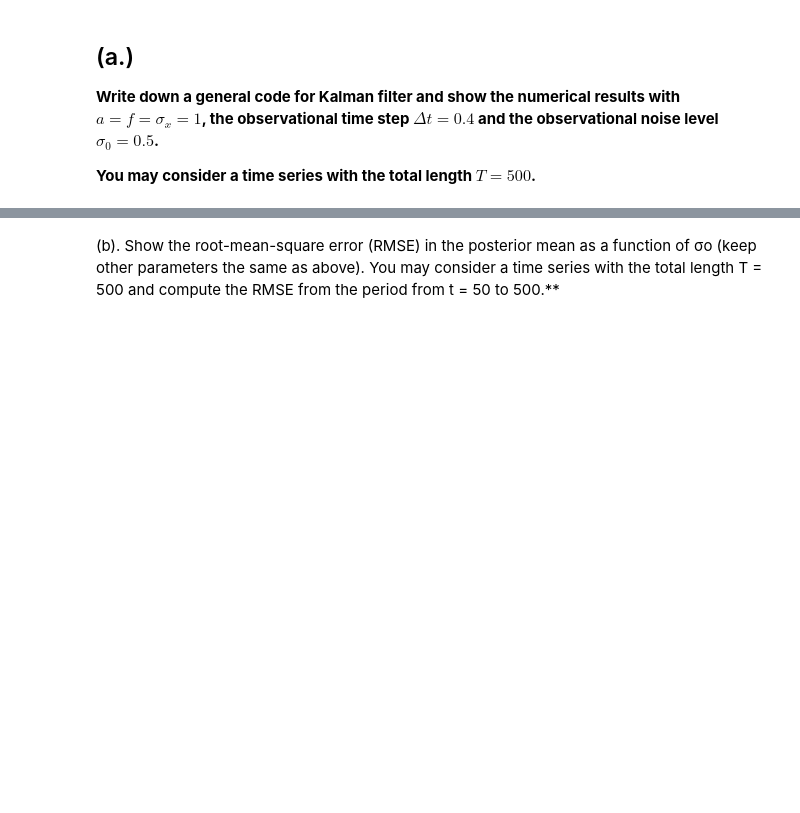
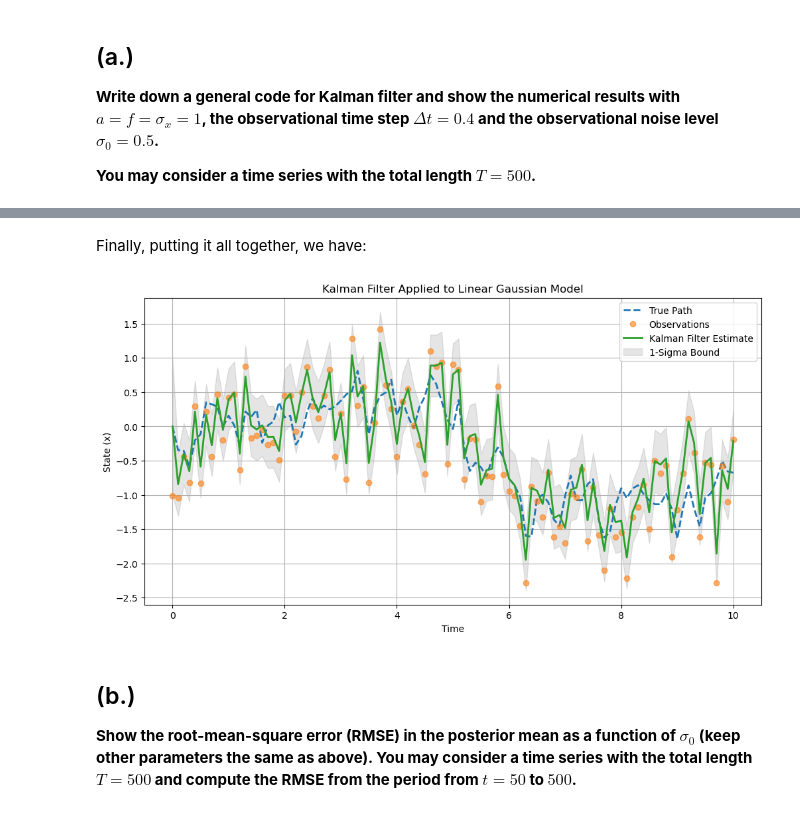
Before and after one commit to Stochastic1017/MATH_616, a Jupyter notebook: Homeworks/Homework_4/Homework 4.ipynb, the cells around one changed output, grey strips where cells are left out. Saved outputs shown, nothing was run; the diff lists cells and outputs as text; code cells hidden in the pictures; blank space fills up the shorter version.

```diff
--- a/Homeworks/Homework_4/Homework 4.ipynb
+++ b/Homeworks/Homework_4/Homework 4.ipynb
@@ -34,4 +249,54 @@ def kalman_filter_SDE(u, A, F, N, M):
+# %% [markdown]
+Finally, putting it all together, we have:
+# %%
+# Complete the Kalman filter loop implementation
+kalman_means = np.zeros(N+1)      # Store Kalman filter means
+kalman_variance = np.zeros(N+1)   # Store Kalman filter variances
+
+# Initialize with prior values
+kalman_means[0] = 0.0     # Initial mean
+kalman_variance[0] = 1.0  # Initial variance
+
+for t in range(1, N+1):
+
+    # Compute prior parameters
+    prior_mean, prior_r = prior_parameters(
+        kalman_means[t - 1], kalman_variance[t - 1],
+        a, f, delta_t, sigma_x**2
+    )
+
+    # Update with observation
+    posterior_mean, posterior_variance, kalman_gain = kalman_update(
+        prior_mean, prior_r, observations[t], sigma_0**2
+    )
+
+    # Store updated values
+    kalman_means[t] = posterior_mean
+    kalman_variance[t] = posterior_variance
+
+# Plot results
+plt.figure(figsize=(12, 6))
+plt.plot(time, true_path,
+         label="True Path", linewidth=2, linestyle='--')
+plt.plot(time, observations, 'o',
+         label="Observations", alpha=0.6)
+plt.plot(time, kalman_means,
+         label="Kalman Filter Estimate", linewidth=2)
+
+plt.fill_between(time,
+                 kalman_means - np.sqrt(kalman_variance),
+                 kalman_means + np.sqrt(kalman_variance),
+                 color='gray', alpha=0.2, label="1-Sigma Bound")
+
+plt.title("Kalman Filter Applied to Linear Gaussian Model")
+plt.xlabel("Time")
+plt.ylabel("State (x)")
+plt.legend()
+plt.grid()
+plt.show()
+# %% [output]
+[figure, added]
 # %% [markdown]
-(b). Show the root-mean-square error (RMSE) in the posterior mean as a function of
-σo (keep other parameters the same as above). You may consider a time series with the
-total length T = 500 and compute the RMSE from the period from t = 50 to 500.**
+## (b.)
+
+**Show the root-mean-square error (RMSE) in the posterior mean as a function of $\sigma_0$ (keep other parameters the same as above). You may consider a time series with the total length $T=500$ and compute the RMSE from the period from $t=50$ to $500$.**
```
Also changed, not shown: parts of 10 cells of this notebook.
